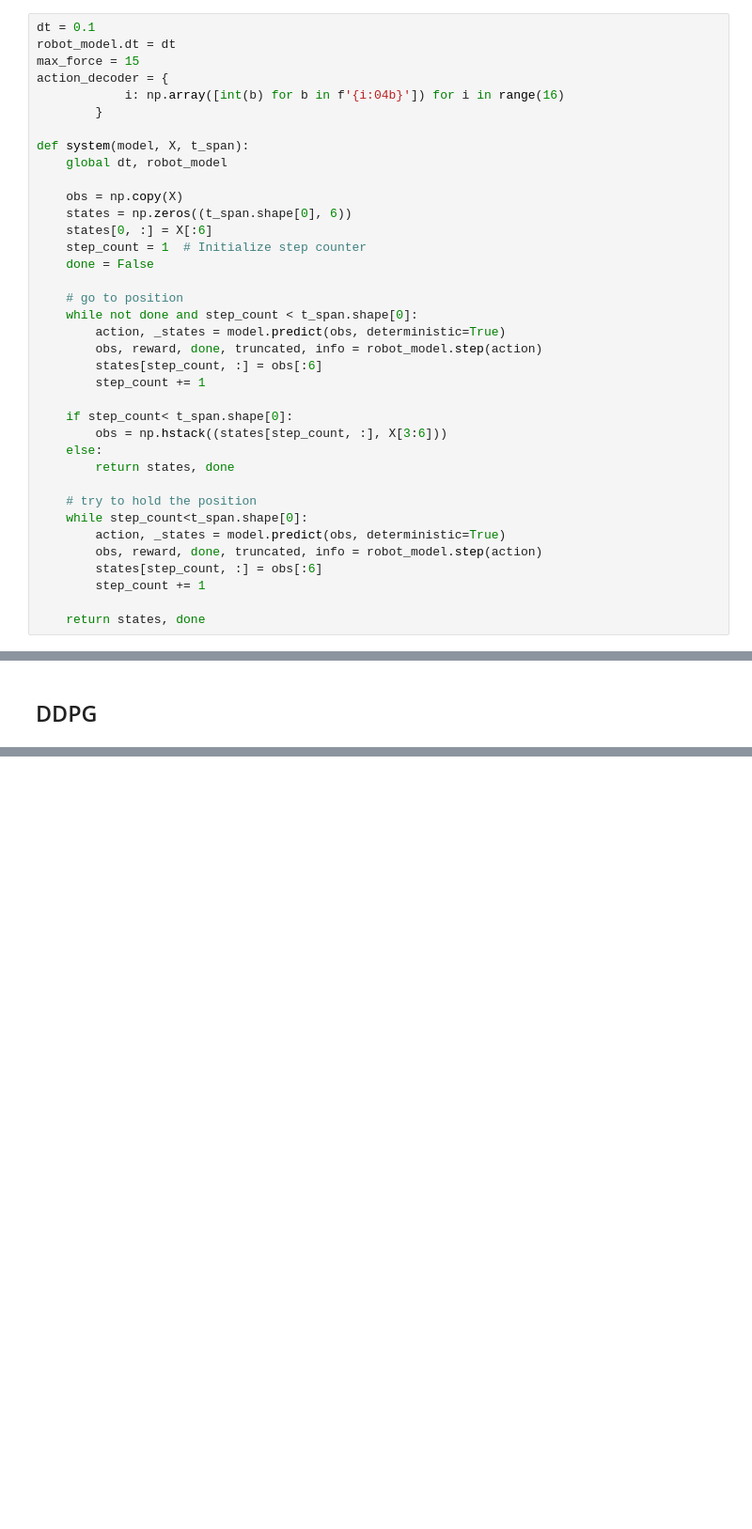
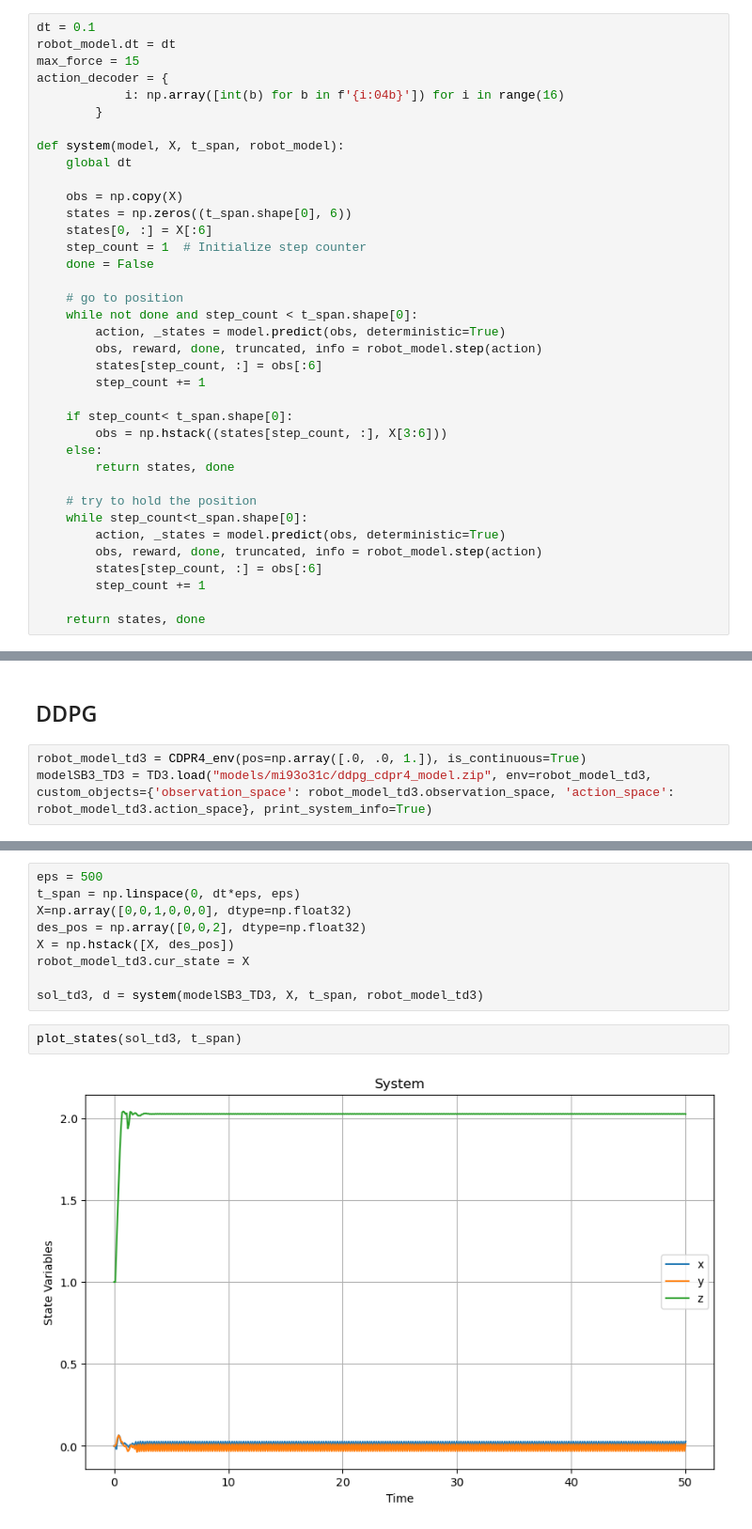
Before and after one commit to damurka5/RL_CDPR, a Jupyter notebook: mujoco_py/11_SB3_PPO&DDPG_evaluation.ipynb, the cells around one changed output, grey strips where cells are left out. Shown at 94% size. Saved outputs shown, nothing was run; the diff lists cells and outputs as text; blank space fills up the shorter version.

```diff
--- a/mujoco_py/11_SB3_PPO&DDPG_evaluation.ipynb
+++ b/mujoco_py/11_SB3_PPO&DDPG_evaluation.ipynb
@@ -49,8 +49,8 @@ action_decoder = {
             i: np.array([int(b) for b in f'{i:04b}']) for i in range(16)
         }
 
-def system(model, X, t_span):
-    global dt, robot_model
+def system(model, X, t_span, robot_model):
+    global dt
 
     obs = np.copy(X)
     states = np.zeros((t_span.shape[0], 6))
@@ -397,3 +398,6 @@ np.sqrt(mean_err)
 0.02020416693338823
 # %% [markdown]
 ## DDPG
+# %%
+robot_model_td3 = CDPR4_env(pos=np.array([.0, .0, 1.]), is_continuous=True)
+modelSB3_TD3 = TD3.load("models/mi93o31c/ddpg_cdpr4_model.zip", env=robot_model_td3, custom_objects={'observation_space': robot_model_td3.observation_space, 'action_space': robot_model_td3.action_space}, print_system_info=True)
@@ -399,0 +422,13 @@ np.sqrt(mean_err)
+# %%
+eps = 500
+t_span = np.linspace(0, dt*eps, eps)
+X=np.array([0,0,1,0,0,0], dtype=np.float32)
+des_pos = np.array([0,0,2], dtype=np.float32)
+X = np.hstack([X, des_pos])
+robot_model_td3.cur_state = X
+
+sol_td3, d = system(modelSB3_TD3, X, t_span, robot_model_td3)
+# %%
+plot_states(sol_td3, t_span)
+# %% [output]
+[figure, added]
```
Also changed, not shown: parts of 11 cells of this notebook, 16 other files.
